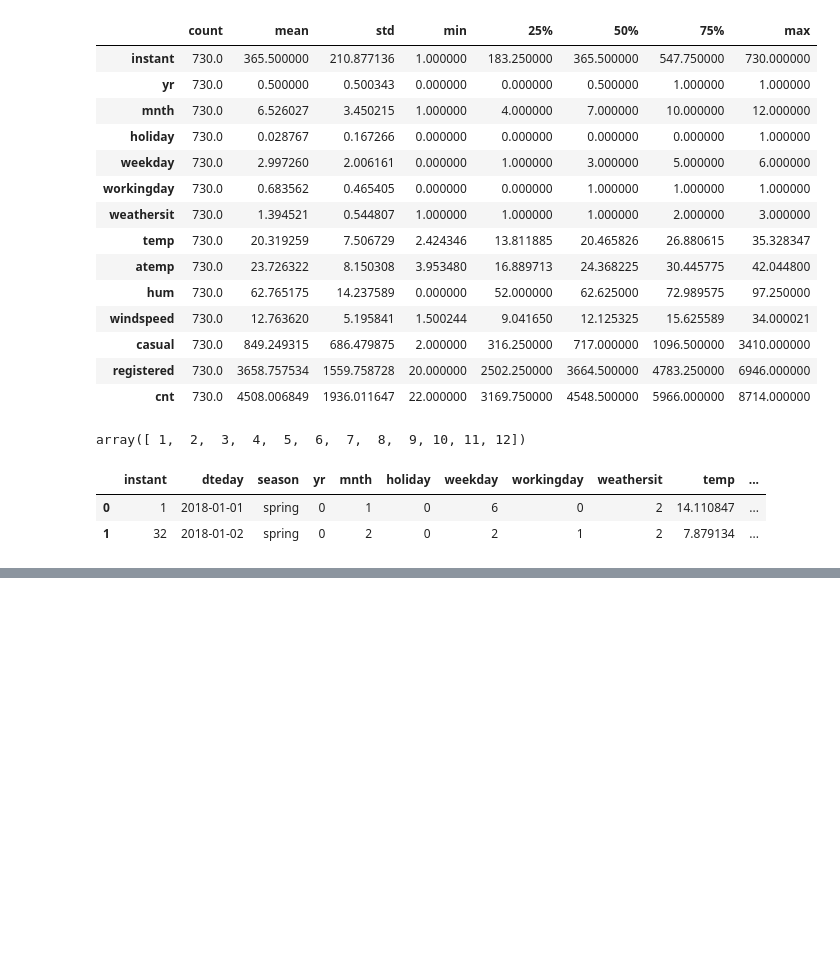
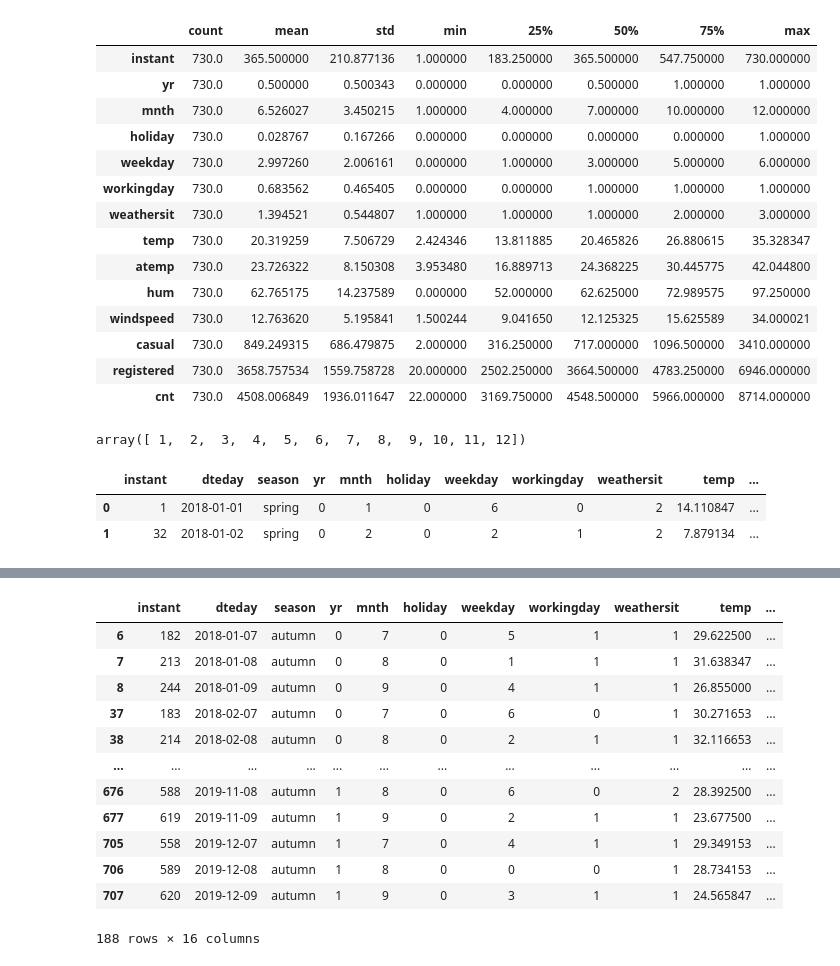
Before and after one commit to Adalab/project-DA-promo-B-modulo-3-team-1, a Jupyter notebook: tratamiento.ipynb, the cells around one changed output, grey strips where cells are left out. Cells and saved outputs as stored; diff of their text form; code cells hidden in the pictures; blank space fills up the shorter version.

```diff
--- a/tratamiento.ipynb
+++ b/tratamiento.ipynb
@@ -374,0 +179,16 @@ https://es.stackoverflow.com/questions/412121/convertir-fechas-a-estaciones
+# %%
+df[df['season']=='autumn']
+# %% [output]
+|  | instant | dteday | season | yr | mnth | holiday | weekday | workingday | weathersit | temp | ... |
+| 6 | 182 | 2018-01-07 | autumn | 0 | 7 | 0 | 5 | 1 | 1 | 29.622500 | ... |
+| 7 | 213 | 2018-01-08 | autumn | 0 | 8 | 0 | 1 | 1 | 1 | 31.638347 | ... |
+| 8 | 244 | 2018-01-09 | autumn | 0 | 9 | 0 | 4 | 1 | 1 | 26.855000 | ... |
+| 37 | 183 | 2018-02-07 | autumn | 0 | 7 | 0 | 6 | 0 | 1 | 30.271653 | ... |
+| 38 | 214 | 2018-02-08 | autumn | 0 | 8 | 0 | 2 | 1 | 1 | 32.116653 | ... |
+| ... | ... | ... | ... | ... | ... | ... | ... | ... | ... | ... | ... |
+| 676 | 588 | 2019-11-08 | autumn | 1 | 8 | 0 | 6 | 0 | 2 | 28.392500 | ... |
+| 677 | 619 | 2019-11-09 | autumn | 1 | 9 | 0 | 2 | 1 | 1 | 23.677500 | ... |
+| 705 | 558 | 2019-12-07 | autumn | 1 | 7 | 0 | 4 | 1 | 1 | 29.349153 | ... |
+| 706 | 589 | 2019-12-08 | autumn | 1 | 8 | 0 | 0 | 0 | 1 | 28.734153 | ... |
+| 707 | 620 | 2019-12-09 | autumn | 1 | 9 | 0 | 3 | 1 | 1 | 24.565847 | ... |
+188 rows × 16 columns
```
Also changed, not shown: parts of 61 cells of this notebook.
